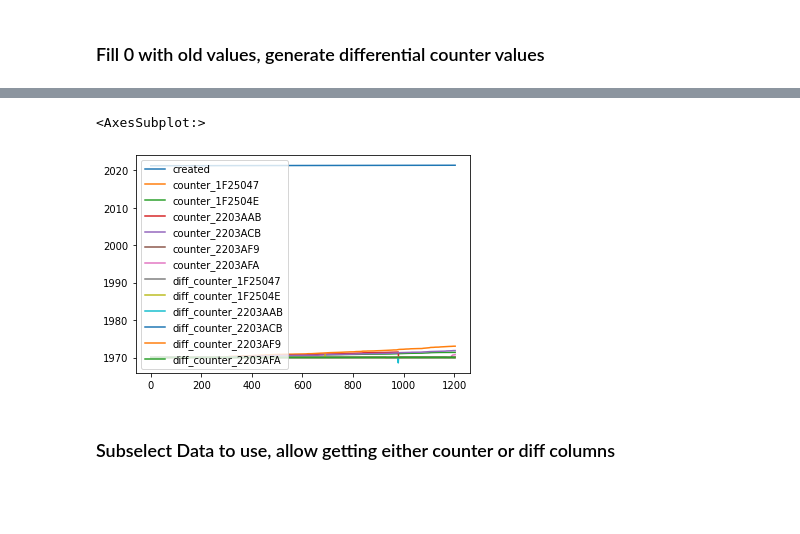
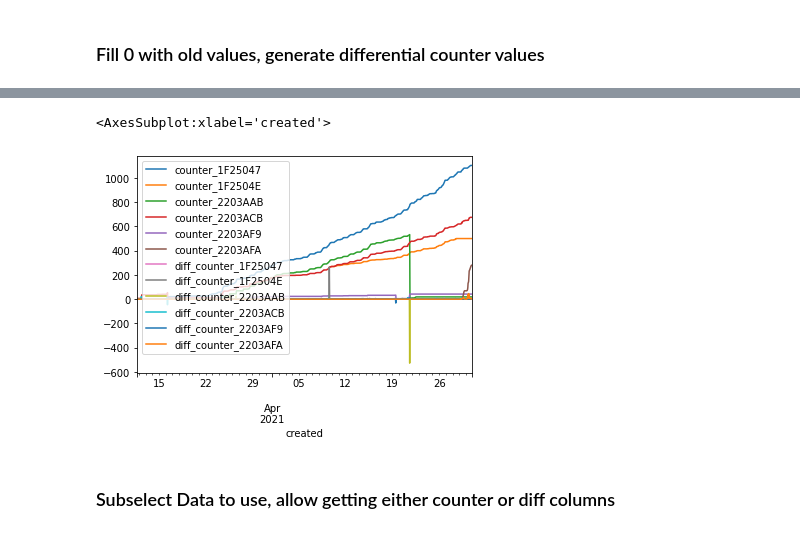
Before and after one commit to phyti1/ds_p4_kompotoi, a Jupyter notebook: Data_aquisition.ipynb, the cells around one changed output, grey strips where cells are left out. Saved outputs shown, nothing was run; the diff lists cells and outputs as text; code cells hidden in the pictures; blank space fills up the shorter version.

Commit message:
added message_data_wide.csv

```diff
--- a/Data_aquisition.ipynb
+++ b/Data_aquisition.ipynb
@@ -587,10 +588,10 @@ See the caveats in the documentation: https://pandas.pydata.org/pandas-docs/stab
 | 1204 | 2021-04-30 23:00:00+00:00 | 1103.0 | 500.0 | 18.5 | 675.0 | 42.0 | ... |
 1205 rows × 13 columns
 # %%
-message_data_wide.plot()
+message_data_wide.plot(x='created')
 # %% [output]
-<AxesSubplot:>
+<AxesSubplot:xlabel='created'>
-[figure, old version]
+[figure, new version]
 # %% [markdown]
 ### Subselect Data to use, allow getting either counter or diff columns
 # %%
```
Also changed, not shown: parts of 9 cells of this notebook, 1 other file.
